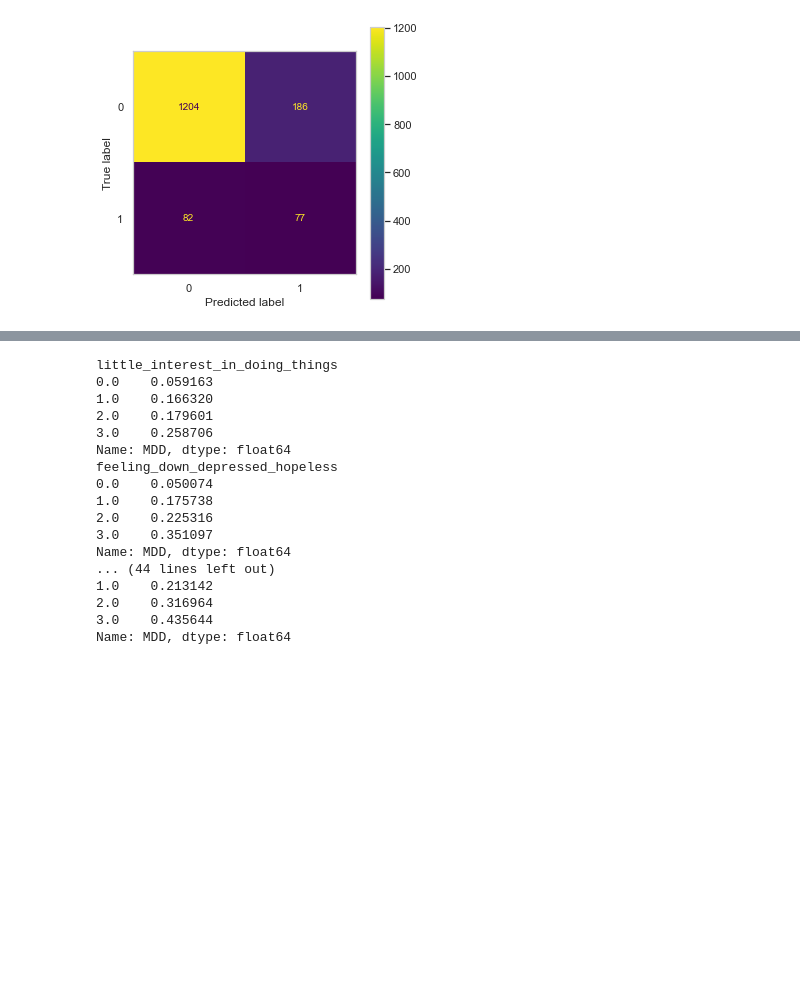
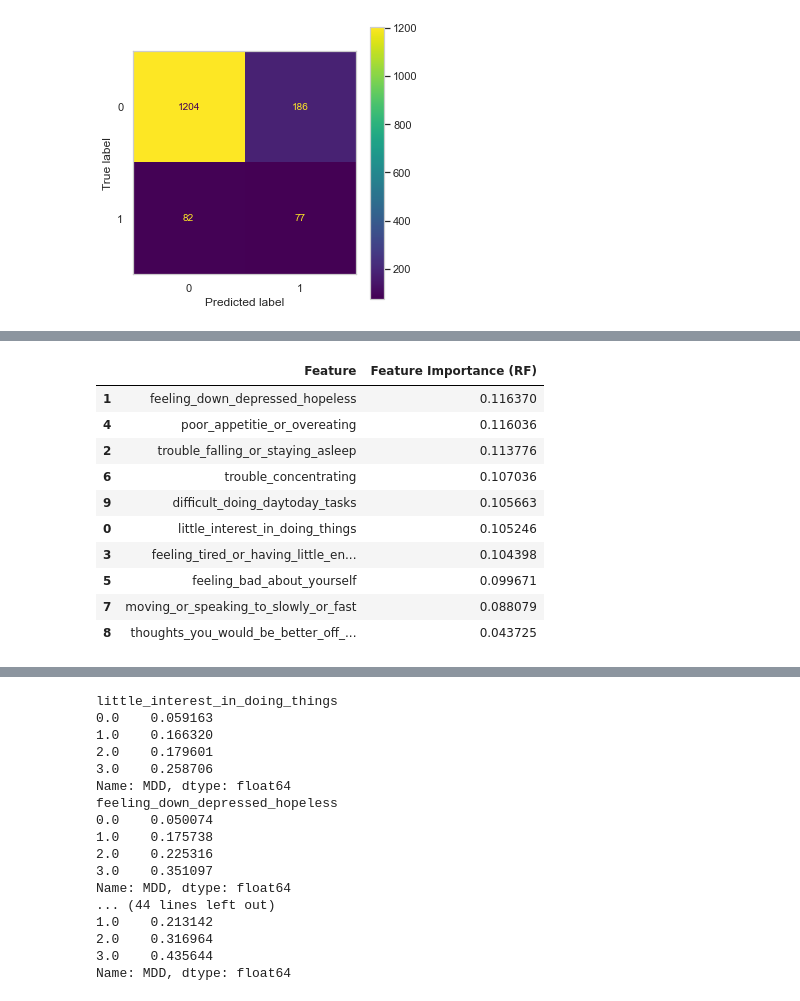
Before and after one commit to orenscarmeli/capstone210-ppd-carmeli_chari_hand_lee, a Jupyter notebook: modeling/error_analysis.ipynb, the cells around one changed output, grey strips where cells are left out. Cells and saved outputs as stored; diff of their text form; code cells hidden in the pictures; blank space fills up the shorter version.

```diff
--- a/modeling/error_analysis.ipynb
+++ b/modeling/error_analysis.ipynb
@@ -583,0 +633,15 @@ create_error_plots(
+# %%
+rf_feature_importances = get_random_forest_n_top_features()
+rf_feature_importances
+# %% [output]
+|  | Feature | Feature Importance (RF) |
+| 1 | feeling_down_depressed_hopeless | 0.116370 |
+| 4 | poor_appetitie_or_overeating | 0.116036 |
+| 2 | trouble_falling_or_staying_asleep | 0.113776 |
+| 6 | trouble_concentrating | 0.107036 |
+| 9 | difficult_doing_daytoday_tasks | 0.105663 |
+| 0 | little_interest_in_doing_things | 0.105246 |
+| 3 | feeling_tired_or_having_little_en... | 0.104398 |
+| 5 | feeling_bad_about_yourself | 0.099671 |
+| 7 | moving_or_speaking_to_slowly_or_fast | 0.088079 |
+| 8 | thoughts_you_would_be_better_off_... | 0.043725 |
```
Also changed, not shown: parts of 11 cells of this notebook.
